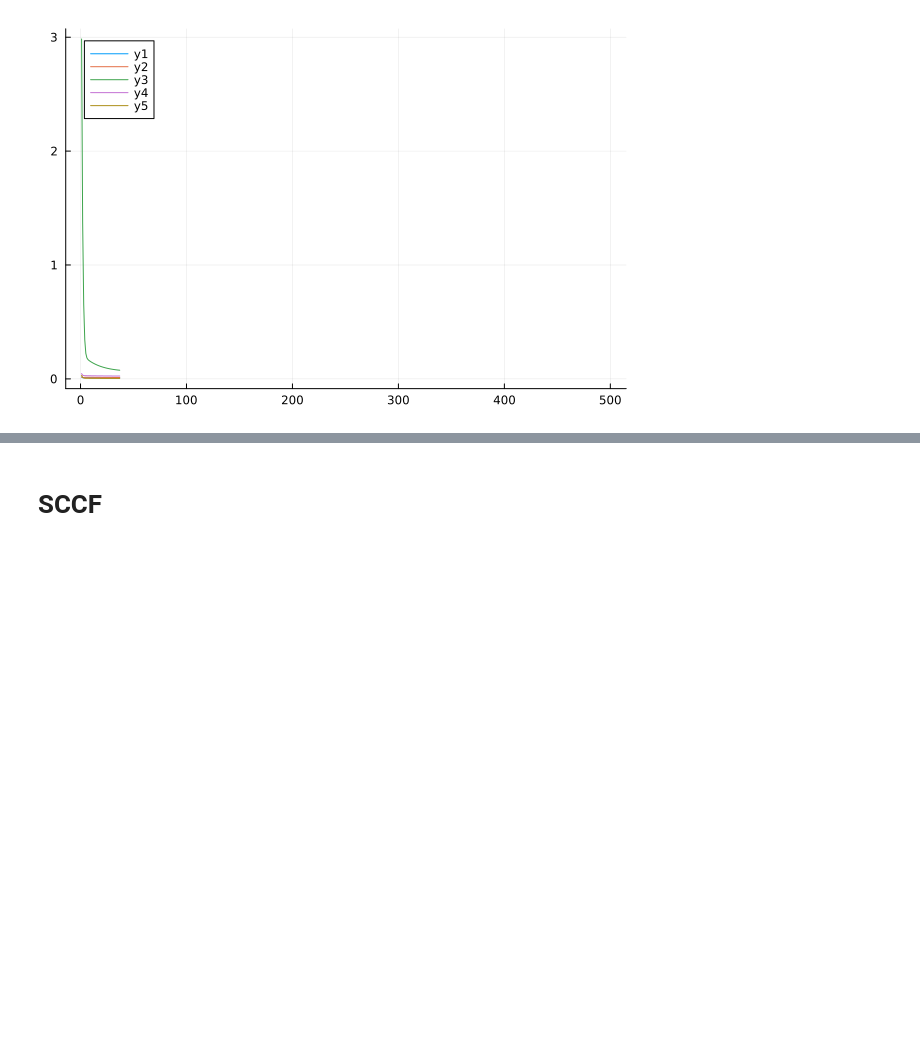
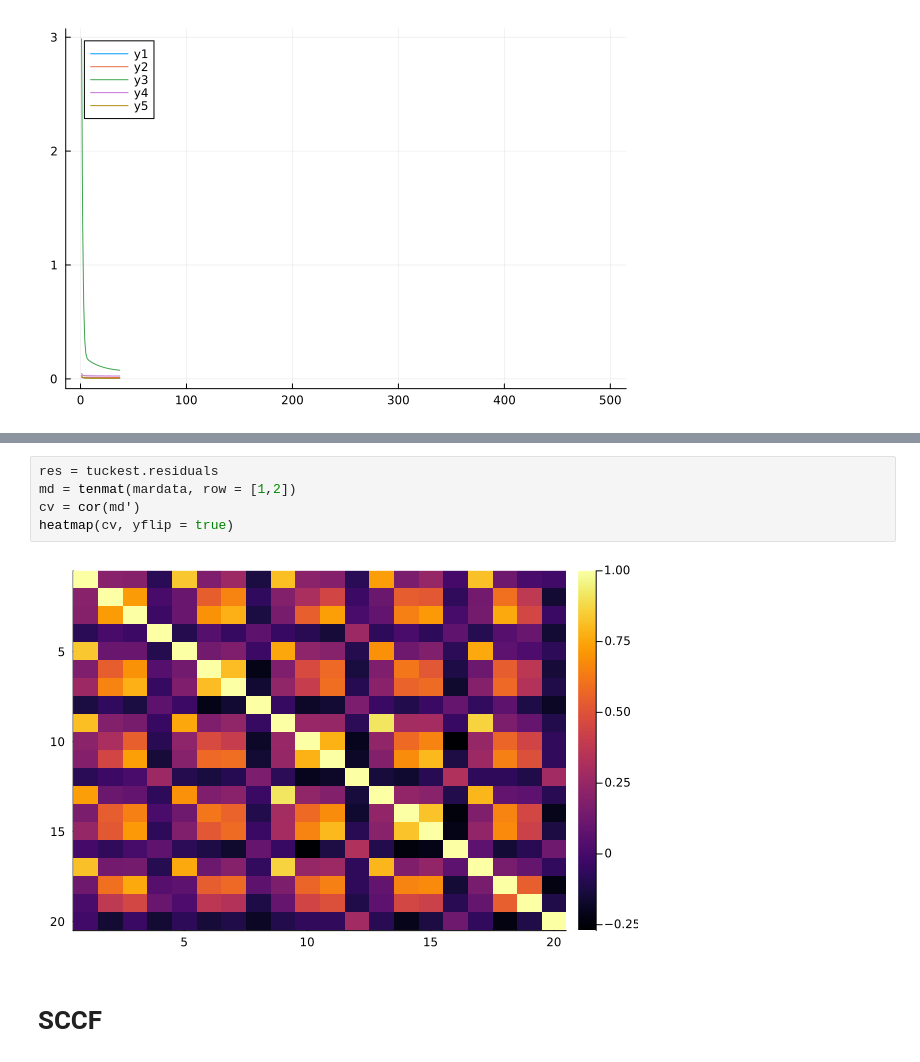
Before and after one commit to ivanuricardo/RR-MAR, a Jupyter notebook: notebooks/globalanalysis.ipynb, the cells around one changed output, grey strips where cells are left out. Drawn from its saved outputs; the diff is of its cells as text; blank space fills up the shorter version.

```diff
--- a/notebooks/globalanalysis.ipynb
+++ b/notebooks/globalanalysis.ipynb
@@ -43,3 +32,10 @@ plot(tuckest.fullgrads)
+# %%
+res = tuckest.residuals
+md = tenmat(mardata, row = [1,2])
+cv = cor(md')
+heatmap(cv, yflip = true)
+# %% [output]
+[figure, added]
 # %% [markdown]
 # SCCF
 # %% [markdown]
```
Also changed, not shown: parts of 2 cells of this notebook, 4 other files.
